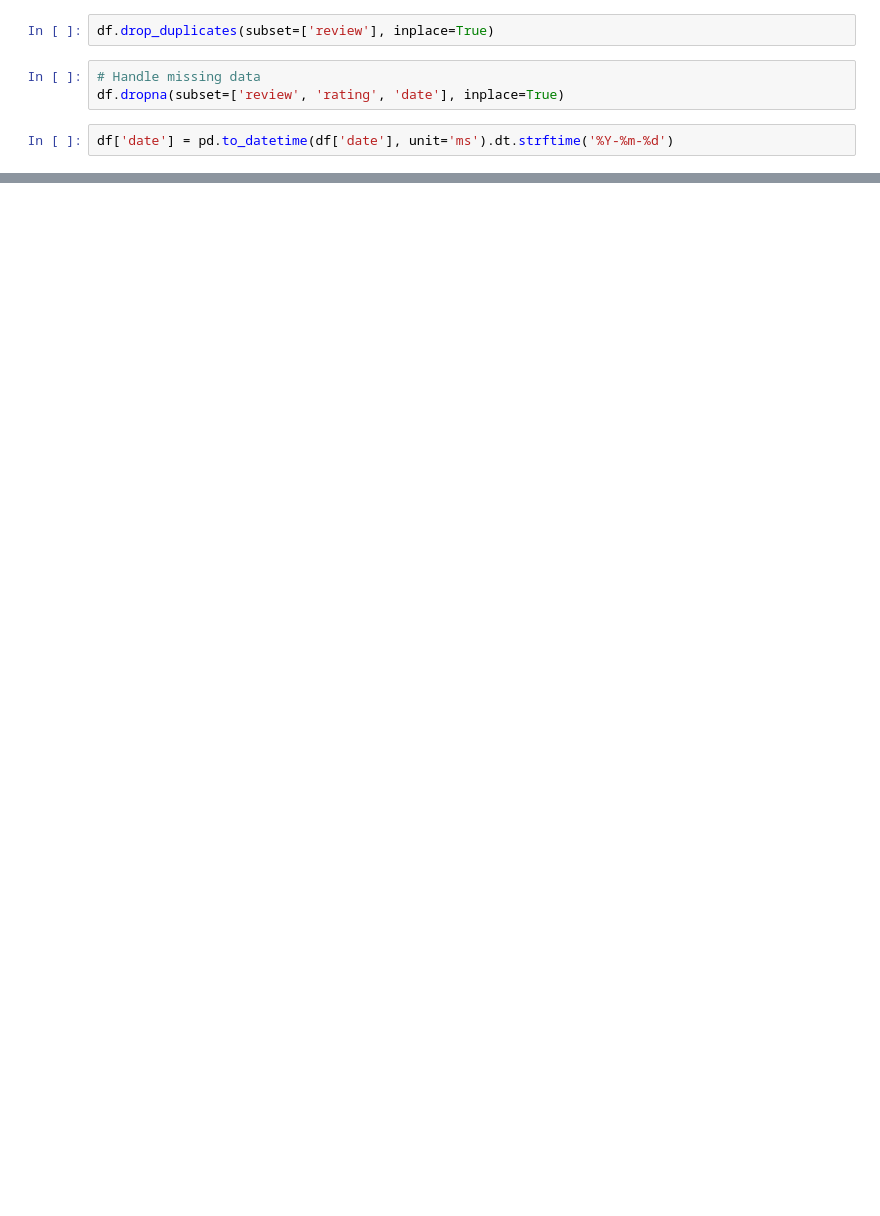
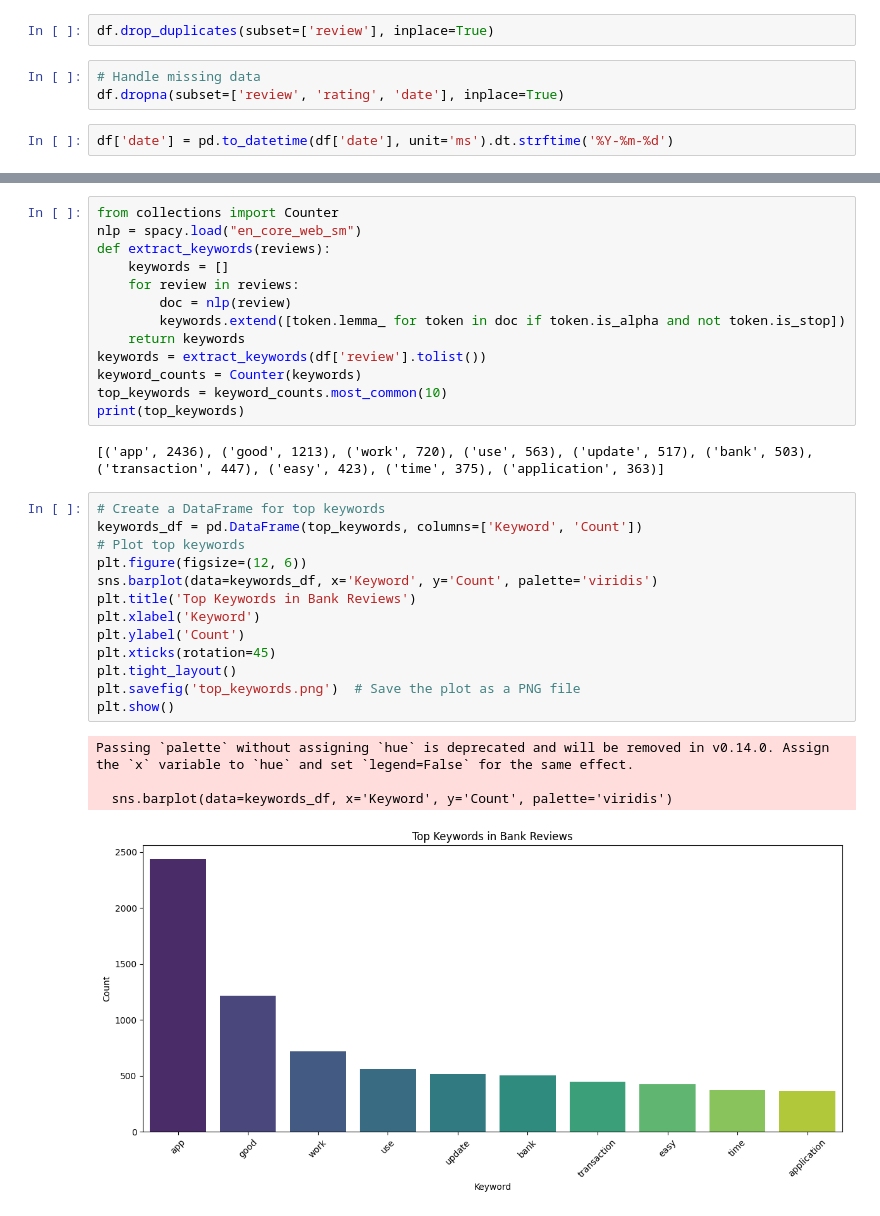
Before and after one commit to Gashaye1023/Customer-Experience-Analytics, a Jupyter notebook: Main.ipynb, the cells around one changed output, grey strips where cells are left out. Cells and saved outputs as stored; diff of their text form; blank space fills up the shorter version.

```diff
--- a/Main.ipynb
+++ b/Main.ipynb
@@ -77,0 +197,33 @@ Missing data percentage: 0.00%
+# %%
+from collections import Counter
+nlp = spacy.load("en_core_web_sm")
+def extract_keywords(reviews):
+    keywords = []
+    for review in reviews:
+        doc = nlp(review)
+        keywords.extend([token.lemma_ for token in doc if token.is_alpha and not token.is_stop])
+    return keywords
+keywords = extract_keywords(df['review'].tolist())
+keyword_counts = Counter(keywords)
+top_keywords = keyword_counts.most_common(10)
+print(top_keywords)
+# %% [output]
+[('app', 2436), ('good', 1213), ('work', 720), ('use', 563), ('update', 517), ('bank', 503), ('transaction', 447), ('easy', 423), ('time', 375), ('application', 363)]
+# %%
+# Create a DataFrame for top keywords
+keywords_df = pd.DataFrame(top_keywords, columns=['Keyword', 'Count'])
+# Plot top keywords
+plt.figure(figsize=(12, 6))
+sns.barplot(data=keywords_df, x='Keyword', y='Count', palette='viridis')
+plt.title('Top Keywords in Bank Reviews')
+plt.xlabel('Keyword')
+plt.ylabel('Count')
+plt.xticks(rotation=45)
+plt.tight_layout()
+plt.savefig('top_keywords.png')  # Save the plot as a PNG file
+plt.show()
+# %% [output]
+Passing `palette` without assigning `hue` is deprecated and will be removed in v0.14.0. Assign the `x` variable to `hue` and set `legend=False` for the same effect.
+
+  sns.barplot(data=keywords_df, x='Keyword', y='Count', palette='viridis')
+[figure, added]
```
Also changed, not shown: parts of 20 cells of this notebook, 15 other files.
